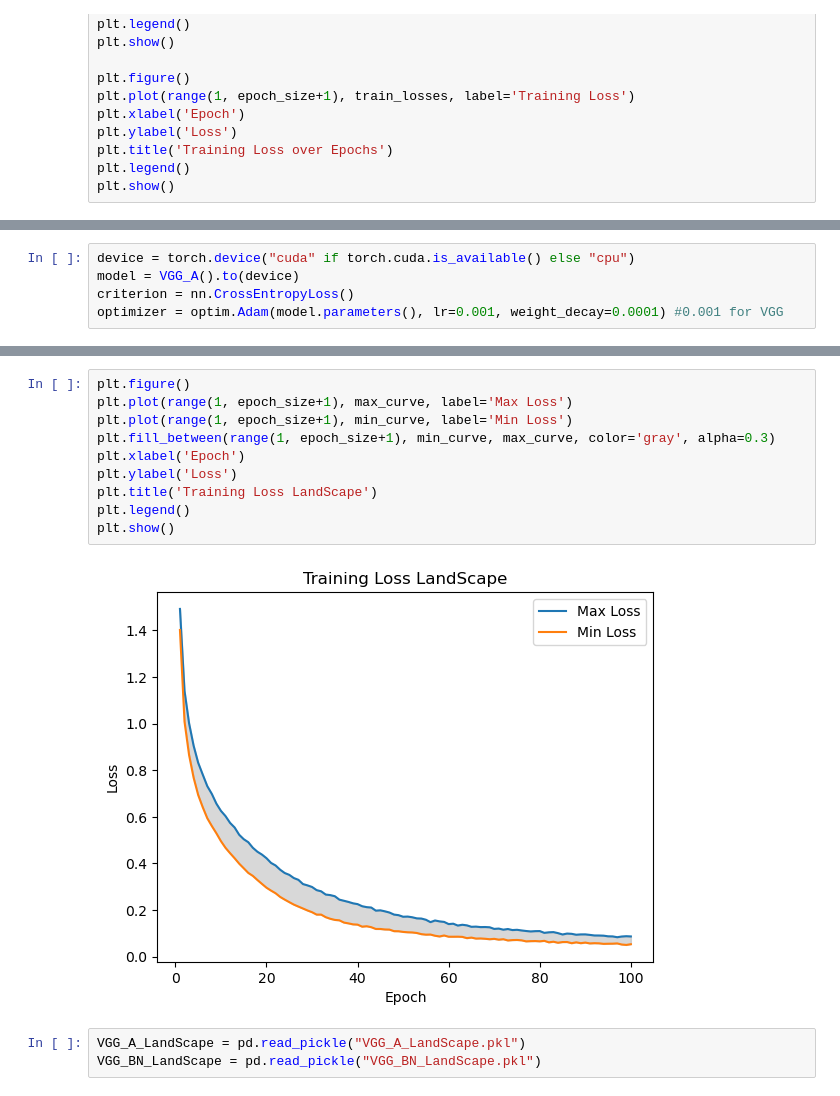
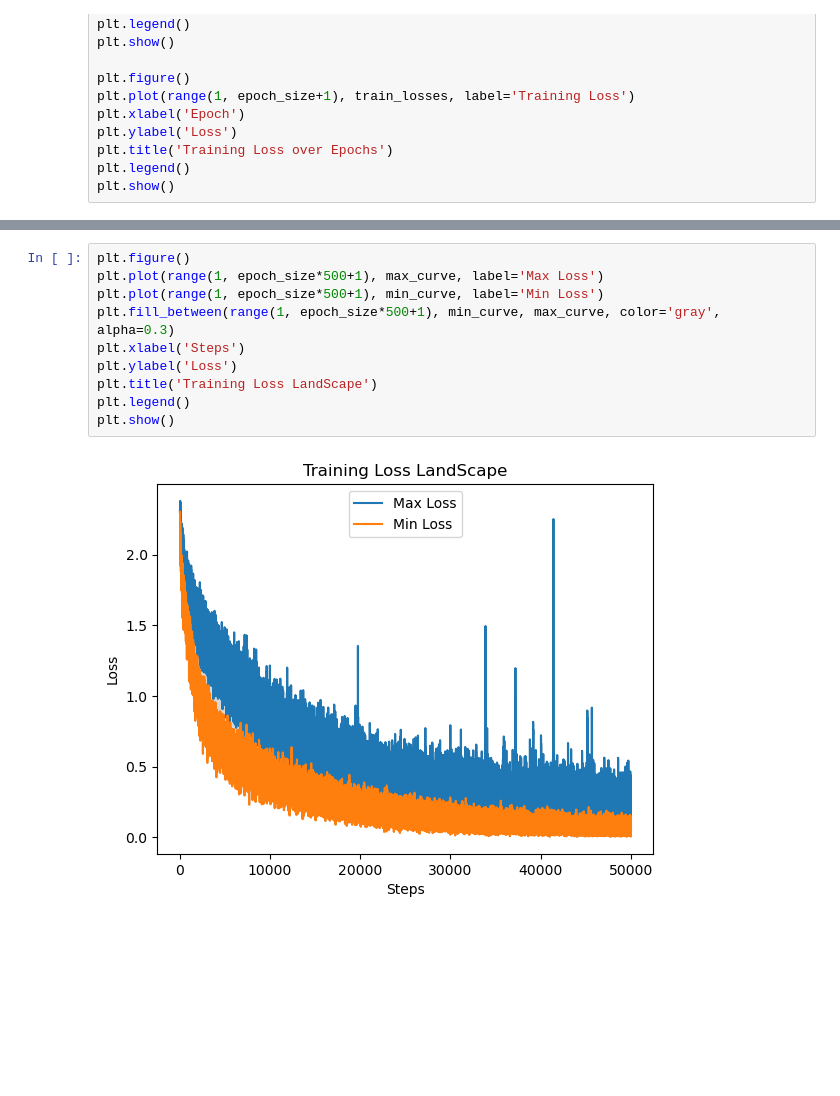
Before and after one commit to Atticsu/Project2-for-neural-network, a Jupyter notebook: Project_2.ipynb, the cells around one changed output, grey strips where cells are left out. Saved outputs shown, nothing was run; the diff lists cells and outputs as text; blank space fills up the shorter version.

Commit message:
final edition and output , Land Scape by Steps

```diff
--- a/Project_2.ipynb
+++ b/Project_2.ipynb
@@ -131,5 +128,0 @@ plt.show()
-# %%
-device = torch.device("cuda" if torch.cuda.is_available() else "cpu")
-model = VGG_A().to(device)
-criterion = nn.CrossEntropyLoss()
-optimizer = optim.Adam(model.parameters(), lr=0.001, weight_decay=0.0001) #0.001 for VGG
@@ -267,16 +249,13 @@ df
 # %%
 plt.figure()
-plt.plot(range(1, epoch_size+1), max_curve, label='Max Loss')
-plt.plot(range(1, epoch_size+1), min_curve, label='Min Loss')
-plt.fill_between(range(1, epoch_size+1), min_curve, max_curve, color='gray', alpha=0.3)
-plt.xlabel('Epoch')
+plt.plot(range(1, epoch_size*500+1), max_curve, label='Max Loss')
+plt.plot(range(1, epoch_size*500+1), min_curve, label='Min Loss')
+plt.fill_between(range(1, epoch_size*500+1), min_curve, max_curve, color='gray', alpha=0.3)
+plt.xlabel('Steps')
 plt.ylabel('Loss')
 plt.title('Training Loss LandScape')
 plt.legend()
 plt.show()
 # %% [output]
-[figure, old version]
+[figure, new version]
-# %%
-VGG_A_LandScape = pd.read_pickle("VGG_A_LandScape.pkl")
-VGG_BN_LandScape = pd.read_pickle("VGG_BN_LandScape.pkl")
 # %%
```
Also changed, not shown: parts of 7 cells of this notebook, 2 other files.
